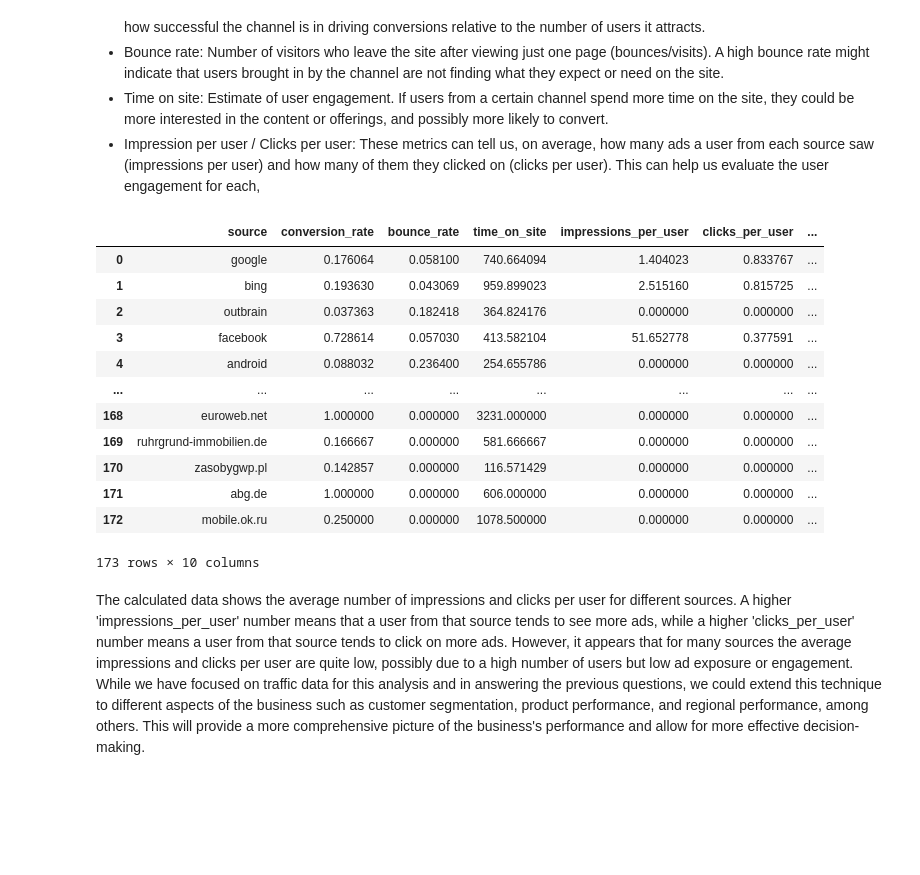
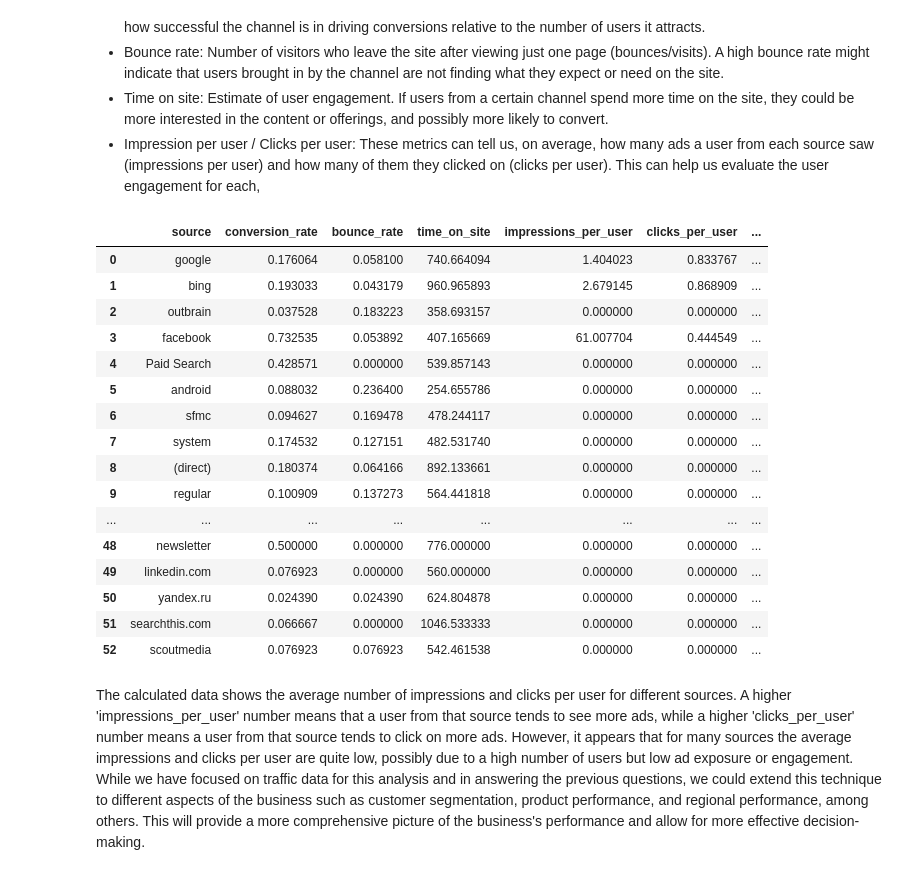
Before and after one commit to camiladwa/case_study, a Jupyter notebook: deepnote/sc24/sc24 - Improving marketing effectiveness.ipynb, the cells around one changed output. Saved outputs shown, nothing was run; the diff lists cells and outputs as text; code cells hidden in the pictures; blank space fills up the shorter version.

Commit message:
update
This commit was created by Deepnote. Project url: https://deepnote.com/project/e6cabd9c-7692-40d3-ab2f-2445a60671be

```diff
--- a/deepnote/sc24/sc24 - Improving marketing effectiveness.ipynb
+++ b/deepnote/sc24/sc24 - Improving marketing effectiveness.ipynb
@@ -136,5 +209,5 @@ DeepnoteChart(revenue_by_channel, """{"layer":[{"layer":[{"mark":{"clip":true,"t
 # %%
-roas = _deepnote_execute_sql('SELECT \n    date::date AS date\n    , source\n    , SUM(conversion_value) AS conversion_value\n    , SUM(spend) AS spend\n    , (SUM(conversion_value)/SUM(spend))::DECIMAL(10,2) AS return_on_ad_spend\n    , SUM(impressions) AS impressions\n    , SUM(clicks) AS clicks\n    , SUM(conversion) AS conversions\nFROM funnel\nWHERE channel_grouping = (\'Paid Search\') OR (source = (\'facebook\') AND channel_grouping = (\'Display\'))\nGROUP BY 1,2', 'SQL_DEEPNOTE_DATAFRAME_SQL', audit_sql_comment='', sql_cache_mode='cache_disabled')
+roas = _deepnote_execute_sql('SELECT \n    date::date AS date\n    , source\n    , SUM(conversion_value) AS conversion_value\n    , SUM(spend) AS spend\n    ,(SUM(conversion_value)/SUM(spend))::DECIMAL(10,2) AS return_on_ad_spend\n    , SUM(impressions) AS impressions\n    , SUM(clicks) AS clicks\n    , SUM(conversion) AS conversions\nFROM funnel\nWHERE channel_grouping = (\'Paid Search\') OR (source = (\'facebook\') AND channel_grouping = (\'Display\'))\nGROUP BY 1,2', 'SQL_DEEPNOTE_DATAFRAME_SQL', audit_sql_comment='', sql_cache_mode='cache_disabled')
 roas
 # %% [output]
 |  | date | source | conversion_value | spend | return_on_ad_spend | impressions | clicks | conversions |
@@ -224,22 +317,26 @@ To further evaluate the contribution of different channels, we could examine add
  - Time on site: Estimate of user engagement. If users from a certain channel spend more time on the site, they could be more interested in the content or offerings, and possibly more likely to convert.
 - Impression per user / Clicks per user:  These metrics can tell us, on average, how many ads a user from each source saw (impressions per user) and how many of them they clicked on (clicks per user). This can help us evaluate the user engagement for each,
 # %%
-additional_metrics = _deepnote_execute_sql('SELECT\n    source\n    , sum(conversion)/sum(users) AS conversion_rate\n    , sum(bounces)/sum(users) AS bounce_rate\n    , sum(time_on_site)/sum(users) AS time_on_site\n    , avg(impressions)/sum(users) impressions_per_user\n    , avg(clicks)/sum(users) AS clicks_per_user\n    , sum(users) AS total_users\n    , sum(distinct_users) AS distinct_users\n    , sum(conversion) AS conversions\n    , sum(bounces) AS bounces\nFROM funnel\nGROUP BY 1\nHAVING sum(conversion) > 0\n', 'SQL_DEEPNOTE_DATAFRAME_SQL', audit_sql_comment='', sql_cache_mode='cache_disabled')
+additional_metrics = _deepnote_execute_sql('SELECT\n    source\n    , sum(conversion)/sum(sessions) AS conversion_rate\n    , sum(bounces)/sum(sessions) AS bounce_rate\n    , sum(time_on_site)/sum(sessions) AS time_on_site\n    , avg(impressions)/sum(sessions) impressions_per_user\n    , avg(clicks)/sum(sessions) AS clicks_per_user\n    , sum(sessions) AS total_users\n    , sum(distinct_users) AS distinct_users\n    , sum(conversion) AS conversions\n    , sum(bounces) AS bounces\nFROM funnel\nGROUP BY 1\nHAVING sum(conversion) > 0\n', 'SQL_DEEPNOTE_DATAFRAME_SQL', audit_sql_comment='', sql_cache_mode='cache_disabled')
 additional_metrics
 # %% [output]
 |  | source | conversion_rate | bounce_rate | time_on_site | impressions_per_user | clicks_per_user | ... |
 | 0 | google | 0.176064 | 0.058100 | 740.664094 | 1.404023 | 0.833767 | ... |
-| 1 | bing | 0.193630 | 0.043069 | 959.899023 | 2.515160 | 0.815725 | ... |
-| 2 | outbrain | 0.037363 | 0.182418 | 364.824176 | 0.000000 | 0.000000 | ... |
-| 3 | facebook | 0.728614 | 0.057030 | 413.582104 | 51.652778 | 0.377591 | ... |
-| 4 | android | 0.088032 | 0.236400 | 254.655786 | 0.000000 | 0.000000 | ... |
+| 1 | bing | 0.193033 | 0.043179 | 960.965893 | 2.679145 | 0.868909 | ... |
+| 2 | outbrain | 0.037528 | 0.183223 | 358.693157 | 0.000000 | 0.000000 | ... |
+| 3 | facebook | 0.732535 | 0.053892 | 407.165669 | 61.007704 | 0.444549 | ... |
+| 4 | Paid Search | 0.428571 | 0.000000 | 539.857143 | 0.000000 | 0.000000 | ... |
+| 5 | android | 0.088032 | 0.236400 | 254.655786 | 0.000000 | 0.000000 | ... |
+| 6 | sfmc | 0.094627 | 0.169478 | 478.244117 | 0.000000 | 0.000000 | ... |
+| 7 | system | 0.174532 | 0.127151 | 482.531740 | 0.000000 | 0.000000 | ... |
+| 8 | (direct) | 0.180374 | 0.064166 | 892.133661 | 0.000000 | 0.000000 | ... |
+| 9 | regular | 0.100909 | 0.137273 | 564.441818 | 0.000000 | 0.000000 | ... |
 | ... | ... | ... | ... | ... | ... | ... | ... |
-| 168 | euroweb.net | 1.000000 | 0.000000 | 3231.000000 | 0.000000 | 0.000000 | ... |
-| 169 | ruhrgrund-immobilien.de | 0.166667 | 0.000000 | 581.666667 | 0.000000 | 0.000000 | ... |
-| 170 | zasobygwp.pl | 0.142857 | 0.000000 | 116.571429 | 0.000000 | 0.000000 | ... |
-| 171 | abg.de | 1.000000 | 0.000000 | 606.000000 | 0.000000 | 0.000000 | ... |
-| 172 | mobile.ok.ru | 0.250000 | 0.000000 | 1078.500000 | 0.000000 | 0.000000 | ... |
+| 48 | newsletter | 0.500000 | 0.000000 | 776.000000 | 0.000000 | 0.000000 | ... |
+| 49 | linkedin.com | 0.076923 | 0.000000 | 560.000000 | 0.000000 | 0.000000 | ... |
+| 50 | yandex.ru | 0.024390 | 0.024390 | 624.804878 | 0.000000 | 0.000000 | ... |
+| 51 | searchthis.com | 0.066667 | 0.000000 | 1046.533333 | 0.000000 | 0.000000 | ... |
+| 52 | scoutmedia | 0.076923 | 0.076923 | 542.461538 | 0.000000 | 0.000000 | ... |
-173 rows × 10 columns
 # %% [markdown]
 The calculated data shows the average number of impressions and clicks per user for different sources. A higher 'impressions_per_user' number means that a user from that source tends to see more ads, while a higher 'clicks_per_user' number means a user from that source tends to click on more ads. However, it appears that for many sources the average impressions and clicks per user are quite low, possibly due to a high number of users but low ad exposure or engagement.
 While we have focused on traffic data for this analysis and in answering the previous questions, we could extend this technique to different aspects of the business such as customer segmentation, product performance, and regional performance, among others. This will provide a more comprehensive picture of the business's performance and allow for more effective decision-making.
```
Also changed, not shown: parts of 41 cells of this notebook.
